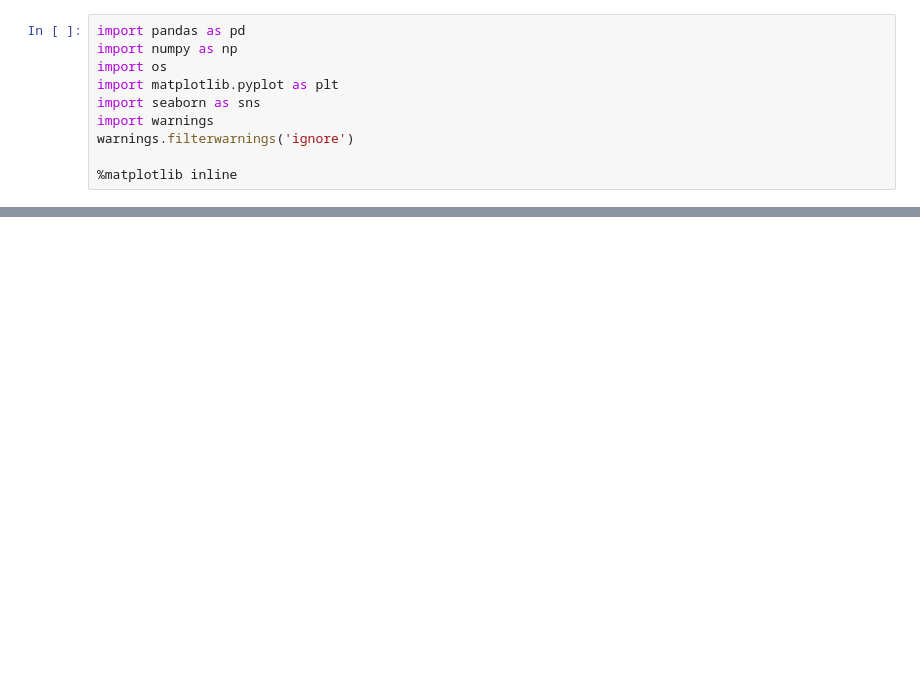
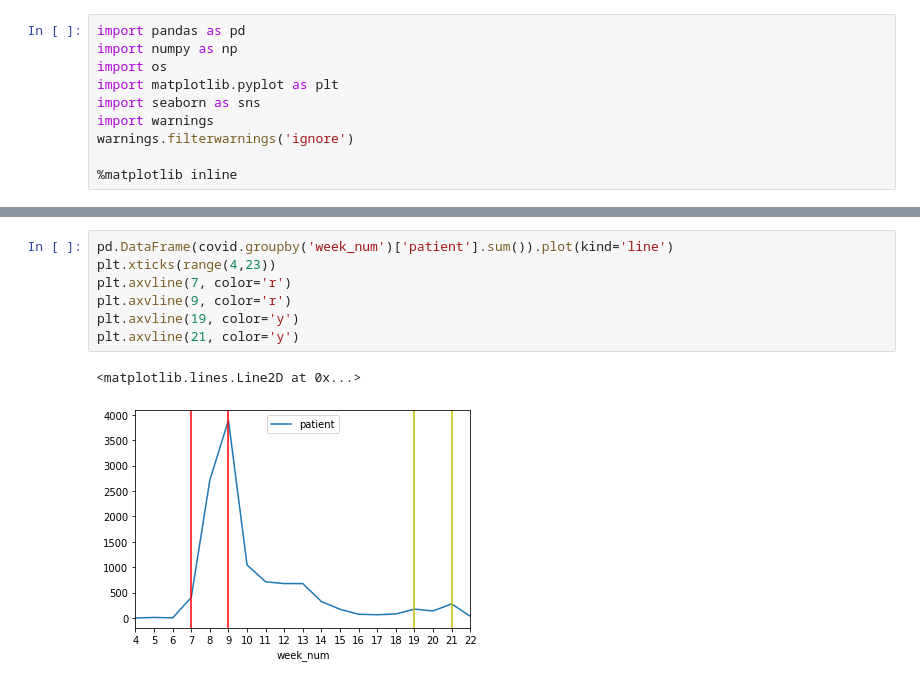
Before and after one commit to SeoroMin/dacon_jejucard, a Jupyter notebook: minhyeok/Untitled2.ipynb, the cells around one changed output, grey strips where cells are left out. Drawn from its saved outputs; the diff is of its cells as text; blank space fills up the shorter version.

```diff
--- a/minhyeok/Untitled2.ipynb
+++ b/minhyeok/Untitled2.ipynb
@@ -724,0 +82,10 @@ for i in mhlist:
+# %%
+pd.DataFrame(covid.groupby('week_num')['patient'].sum()).plot(kind='line')
+plt.xticks(range(4,23))
+plt.axvline(7, color='r')
+plt.axvline(9, color='r')
+plt.axvline(19, color='y')
+plt.axvline(21, color='y')
+# %% [output]
+<matplotlib.lines.Line2D at 0x...>
+[figure, added]
```
Also changed, not shown: parts of 83 cells of this notebook, 1 other file.
